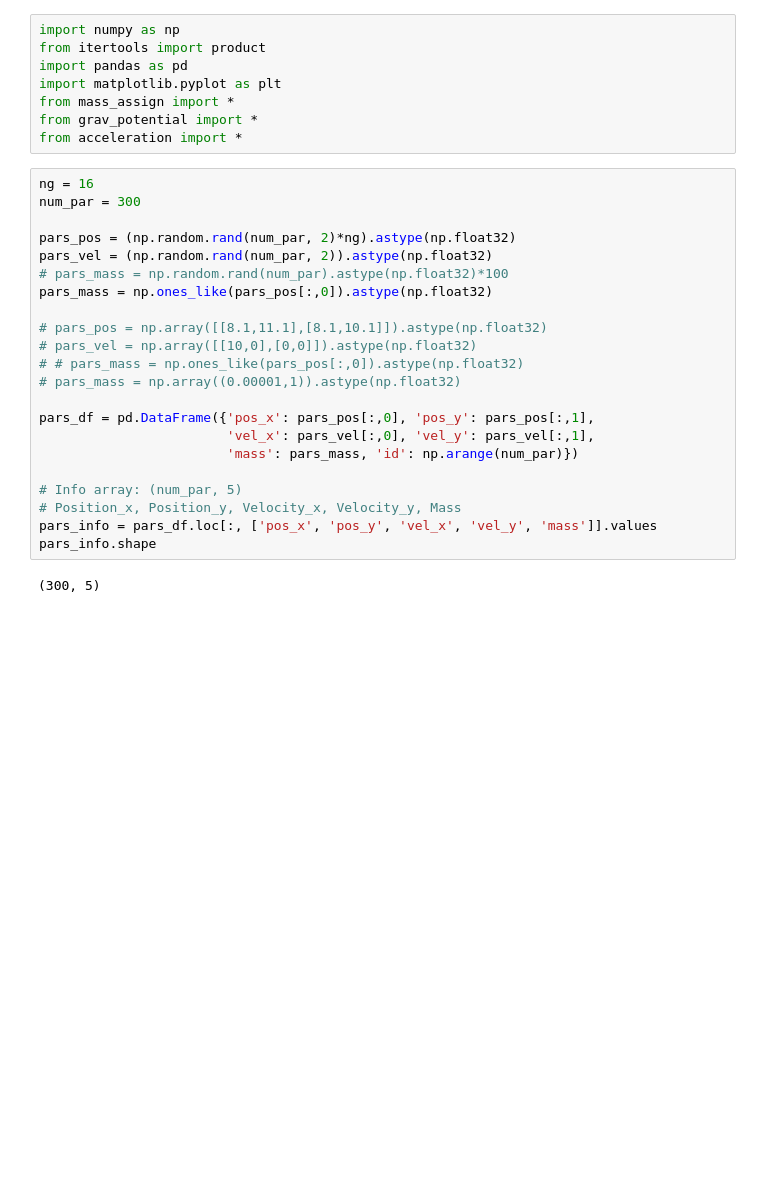
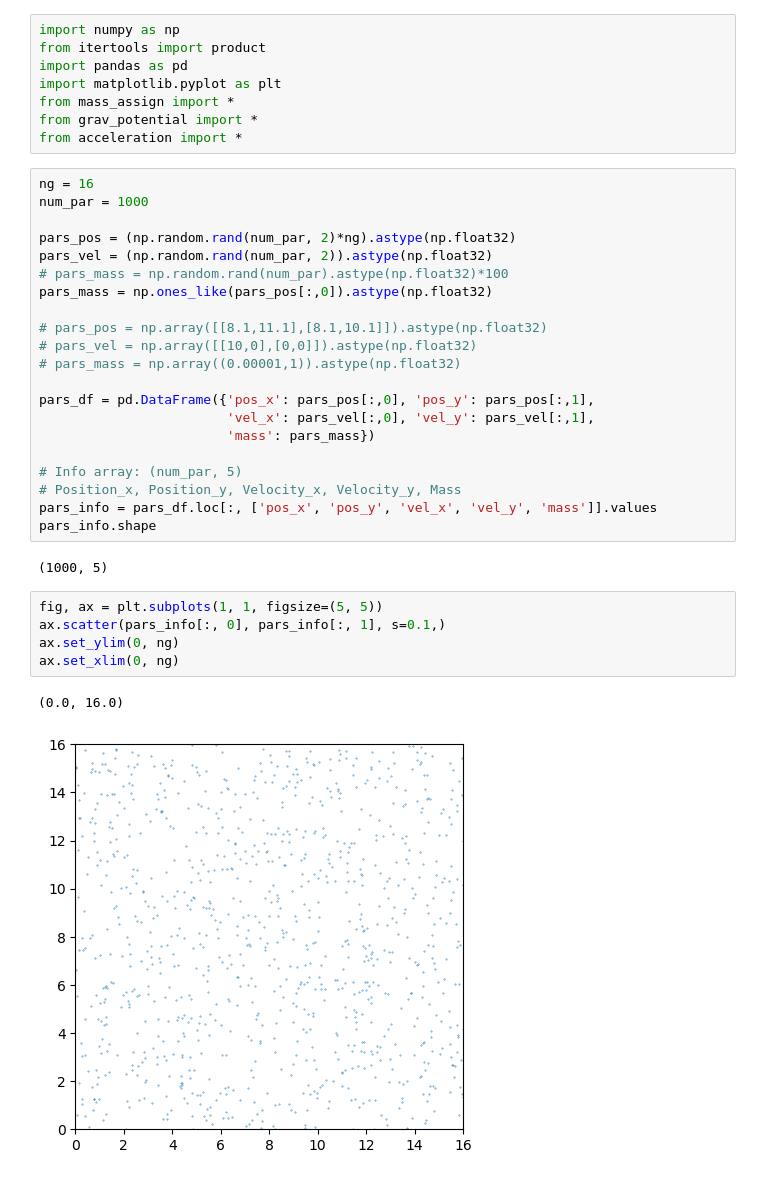
Before and after one commit to Abrygzy/nbodpy, a Jupyter notebook: nbodypy_array/test_array.ipynb, the cells around one changed output. Drawn from its saved outputs; the diff is of its cells as text; blank space fills up the shorter version.

```diff
--- a/nbodypy_array/test_array.ipynb
+++ b/nbodypy_array/test_array.ipynb
@@ -8,7 +8,7 @@ from grav_potential import *
 from acceleration import *
 # %%
 ng = 16
-num_par = 300
+num_par = 1000
 
 pars_pos = (np.random.rand(num_par, 2)*ng).astype(np.float32)
 pars_vel = (np.random.rand(num_par, 2)).astype(np.float32)
@@ -17,19 +17,26 @@ pars_mass = np.ones_like(pars_pos[:,0]).astype(np.float32)
 
 # pars_pos = np.array([[8.1,11.1],[8.1,10.1]]).astype(np.float32)
 # pars_vel = np.array([[10,0],[0,0]]).astype(np.float32)
-# # pars_mass = np.ones_like(pars_pos[:,0]).astype(np.float32)
 # pars_mass = np.array((0.00001,1)).astype(np.float32)
 
 pars_df = pd.DataFrame({'pos_x': pars_pos[:,0], 'pos_y': pars_pos[:,1],
                         'vel_x': pars_vel[:,0], 'vel_y': pars_vel[:,1],
-                        'mass': pars_mass, 'id': np.arange(num_par)})
+                        'mass': pars_mass})
 
 # Info array: (num_par, 5)
 # Position_x, Position_y, Velocity_x, Velocity_y, Mass
 pars_info = pars_df.loc[:, ['pos_x', 'pos_y', 'vel_x', 'vel_y', 'mass']].values
 pars_info.shape
 # %% [output]
-(300, 5)
+(1000, 5)
+# %%
+fig, ax = plt.subplots(1, 1, figsize=(5, 5))
+ax.scatter(pars_info[:, 0], pars_info[:, 1], s=0.1,)
+ax.set_ylim(0, ng)
+ax.set_xlim(0, ng)
+# %% [output]
+(0.0, 16.0)
+[figure, added]
 # %%
 dt = 0.01
 
```
Also changed, not shown: parts of 1 cell of this notebook, 6 other files.
